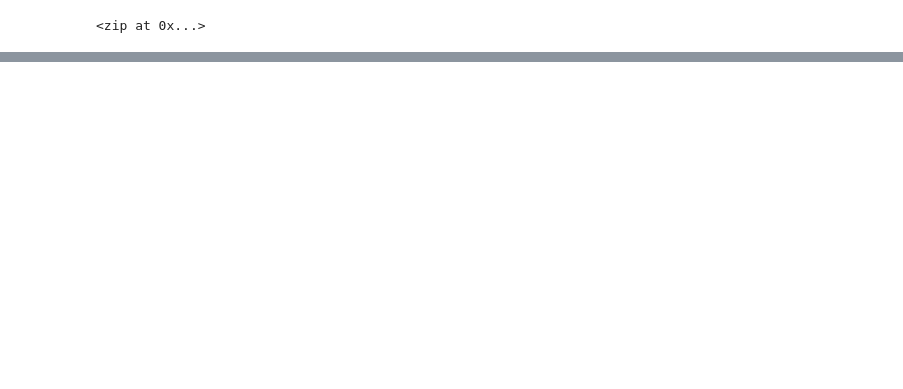
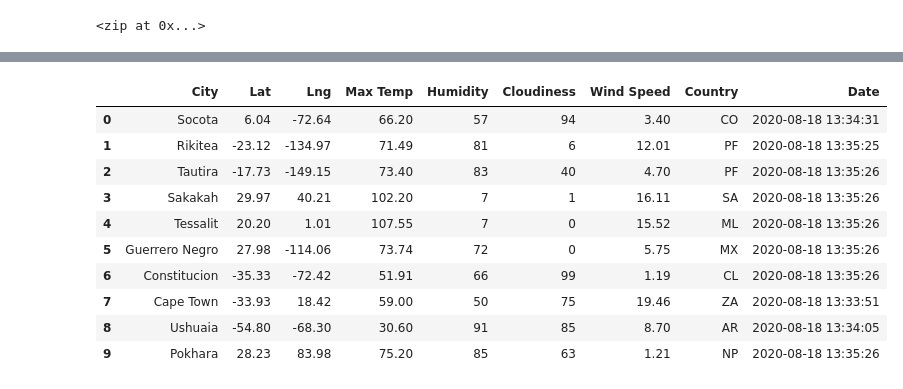
Before and after one commit to ItsEbony/World_Weather_Analysis, a Jupyter notebook: WeatherPy.ipynb, the cells around one changed output, grey strips where cells are left out. Saved outputs shown, nothing was run; the diff lists cells and outputs as text; code cells hidden in the pictures; blank space fills up the shorter version.

Commit message:
adding csv and latest api data

```diff
--- a/WeatherPy.ipynb
+++ b/WeatherPy.ipynb
@@ -65,0 +69,4 @@ len(cities)
+# %%
+# Starting URL for Weather Map API Call.
+url = "http://api.openweathermap.org/data/2.5/weather?units=Imperial&APPID=" + weather_api_key
+print(url)
@@ -65,0 +87,5 @@ len(cities)
+# %%
+# Create an endpoint URL for a city.
+city_url = url + "&q=" + "Boston"
+city_weather = requests.get(city_url)
+city_weather
@@ -65,0 +150,18 @@ len(cities)
+# %%
+city_data = []
+# #print the beginning of the logging
+# print("Beginning Data Retrieval ")
+# print("-----------------------------")
+
+# #create counters
+# record_count = 1
+# set_count = 1
+
+# #Loop through all cities in list
+# for i in range(len(cities)):
+#     # group cities in sets of 50 for logging purposes
+#     if (i % 50 == 0 and i >= 50):
+#         set_count += 1
+#         record_count = 1
+#     # create endpoint url
+#     city_url = url + "&q=" + "i"
@@ -65,0 +236,16 @@ len(cities)
+# %%
+# Convert the array of dictionaries to a Pandas DataFrame.
+city_data_df = pd.DataFrame(city_data)
+city_data_df.head(10)
+# %% [output]
+|  | City | Lat | Lng | Max Temp | Humidity | Cloudiness | Wind Speed | Country | Date |
+| 0 | Socota | 6.04 | -72.64 | 66.20 | 57 | 94 | 3.40 | CO | 2020-08-18 13:34:31 |
+| 1 | Rikitea | -23.12 | -134.97 | 71.49 | 81 | 6 | 12.01 | PF | 2020-08-18 13:35:25 |
+| 2 | Tautira | -17.73 | -149.15 | 73.40 | 83 | 40 | 4.70 | PF | 2020-08-18 13:35:26 |
+| 3 | Sakakah | 29.97 | 40.21 | 102.20 | 7 | 1 | 16.11 | SA | 2020-08-18 13:35:26 |
+| 4 | Tessalit | 20.20 | 1.01 | 107.55 | 7 | 0 | 15.52 | ML | 2020-08-18 13:35:26 |
+| 5 | Guerrero Negro | 27.98 | -114.06 | 73.74 | 72 | 0 | 5.75 | MX | 2020-08-18 13:35:26 |
+| 6 | Constitucion | -35.33 | -72.42 | 51.91 | 66 | 99 | 1.19 | CL | 2020-08-18 13:35:26 |
+| 7 | Cape Town | -33.93 | 18.42 | 59.00 | 50 | 75 | 19.46 | ZA | 2020-08-18 13:33:51 |
+| 8 | Ushuaia | -54.80 | -68.30 | 30.60 | 91 | 85 | 8.70 | AR | 2020-08-18 13:34:05 |
+| 9 | Pokhara | 28.23 | 83.98 | 75.20 | 85 | 63 | 1.21 | NP | 2020-08-18 13:35:26 |
```
Also changed, not shown: parts of 19 cells of this notebook, 3 other files.
